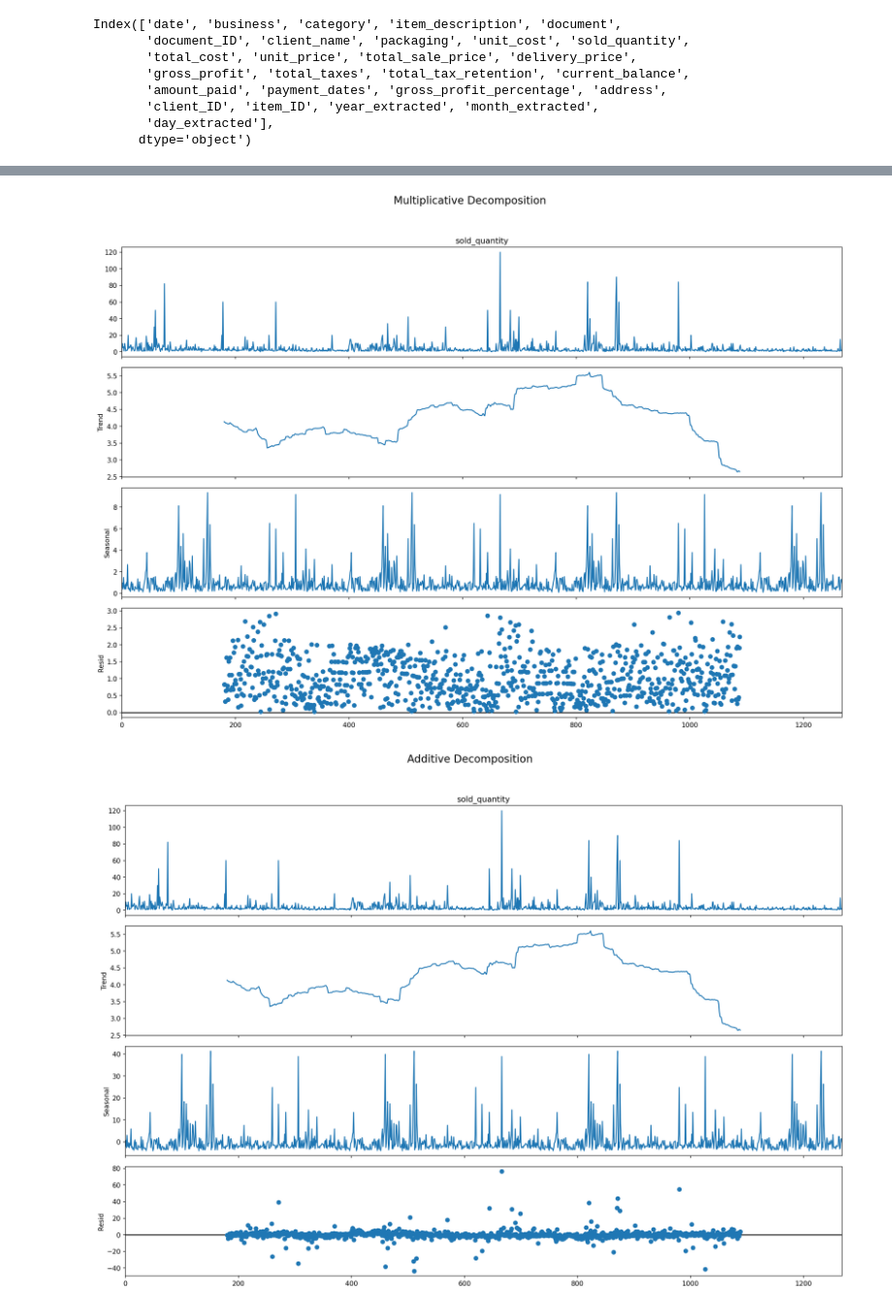
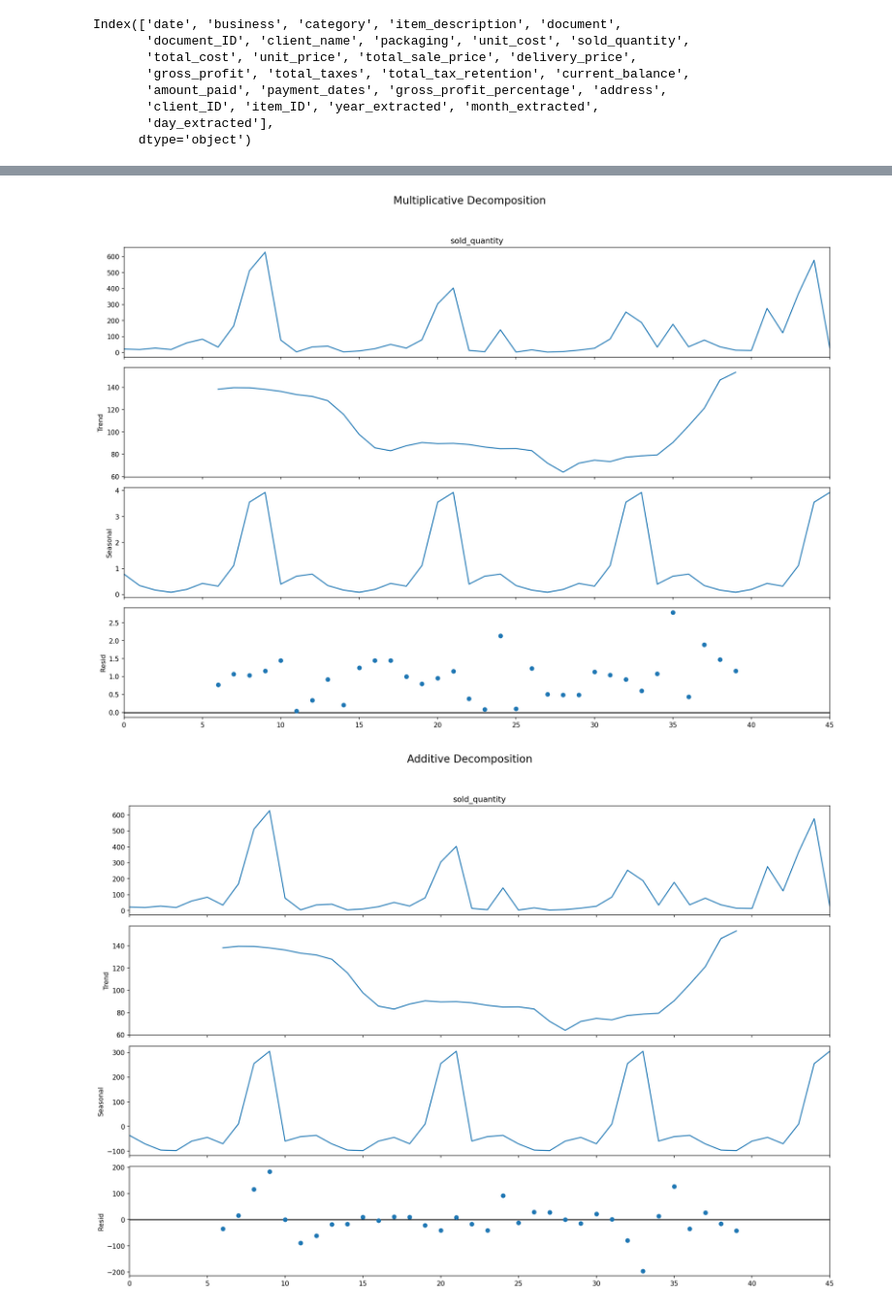
Before and after one commit to marinandres/InventoryOptimizationRNN, a Jupyter notebook: stats.ipynb, the cells around one changed output, grey strips where cells are left out. Shown at 97% size. Saved outputs shown, nothing was run; the diff lists cells and outputs as text; code cells hidden in the pictures.

```diff
--- a/stats.ipynb
+++ b/stats.ipynb
@@ -134,34 +122,38 @@ two_sides(stats)
 # %%
 def decomposition_time_series(df):
 
     df = df[df['item_description'] == 'Botella_750ml']
 
-    x = df['date'].values
+    df = df[['date','sold_quantity']]
+    df['first_day_of_month'] = df['date'].dt.to_period('M').dt.to_timestamp()
+    df = df.groupby(['first_day_of_month']).agg({'sold_quantity': 'sum'}).reset_index()
+
+    x = df['first_day_of_month'].values
     y = df['sold_quantity'].values
 
-    data = {'date': x, 'sold_quantity': y}
+    data = {'first_day_of_month': x, 'sold_quantity': y}
     df = pd.DataFrame(data)
 
     # Multiplicative Decomposition
-    multiplicative_decomposition = seasonal_decompose(df['sold_quantity'], model='multiplicative', period=360)
+    multiplicative_decomposition = seasonal_decompose(df['sold_quantity'], model='multiplicative', period=12)
 
     # Additive Decomposition
-    additive_decomposition = seasonal_decompose(df['sold_quantity'], model='additive', period=360)
+    additive_decomposition = seasonal_decompose(df['sold_quantity'], model='additive', period=12)
 
     # Plot
     plt.rcParams.update({'figure.figsize': (16,12)})
     multiplicative_decomposition.plot().suptitle('Multiplicative Decomposition', fontsize=16)
-    plt.tight_layout(rect=[0, 0.03, 1, 0.95])
+    plt.tight_layout(rect=[0, 0.03, 0.99, 0.95])
 
     additive_decomposition.plot().suptitle('Additive Decomposition', fontsize=16)
-    plt.tight_layout(rect=[0, 0.03, 1, 0.95])
+    plt.tight_layout(rect=[0, 0.03, 0.99, 0.95])
 
     plt.show()
 
 decomposition_time_series(stats)
 # %% [output]
-[figure, old version]
+[figure, new version]
-[figure, old version]
+[figure, new version]
 # %%
 def signal_series(df):
 
```
Also changed, not shown: parts of 10 cells of this notebook.
